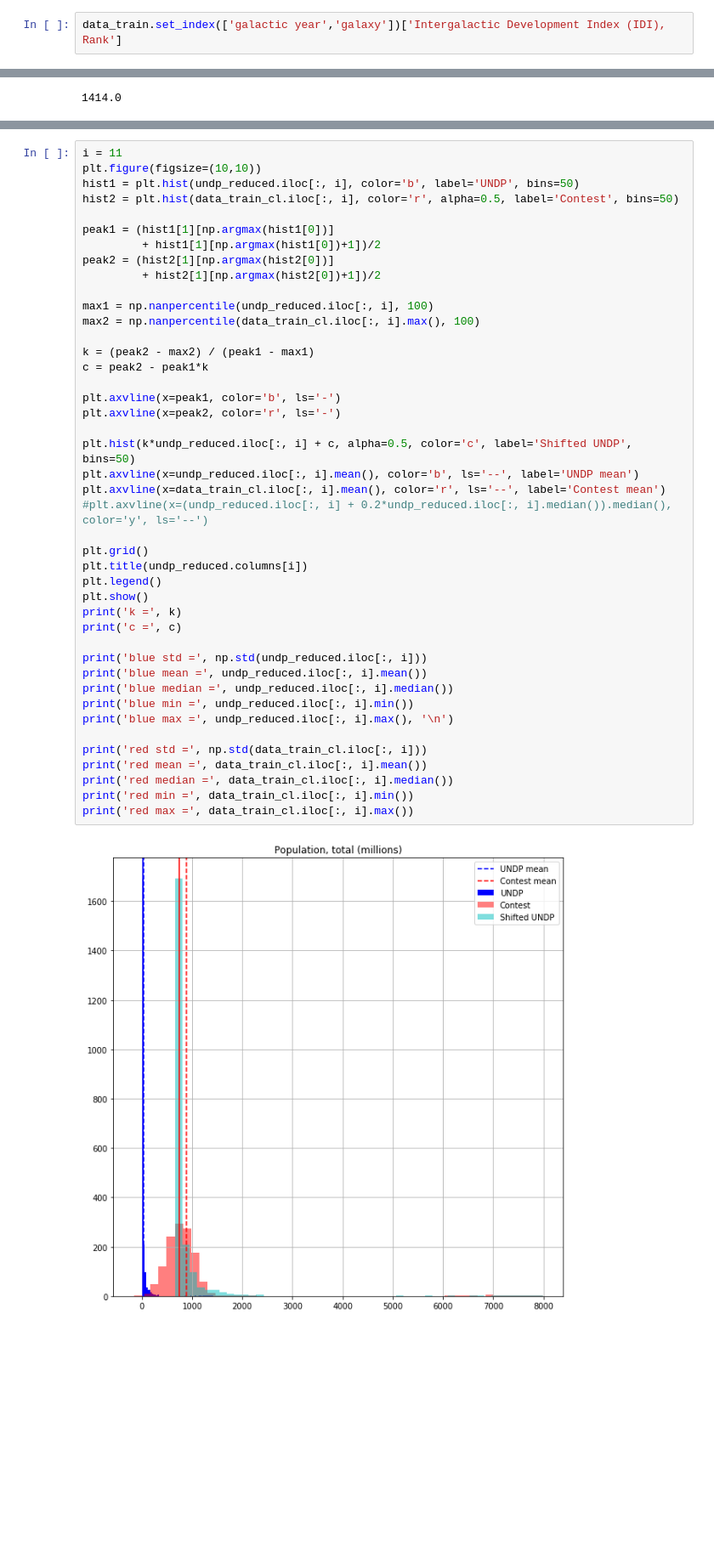
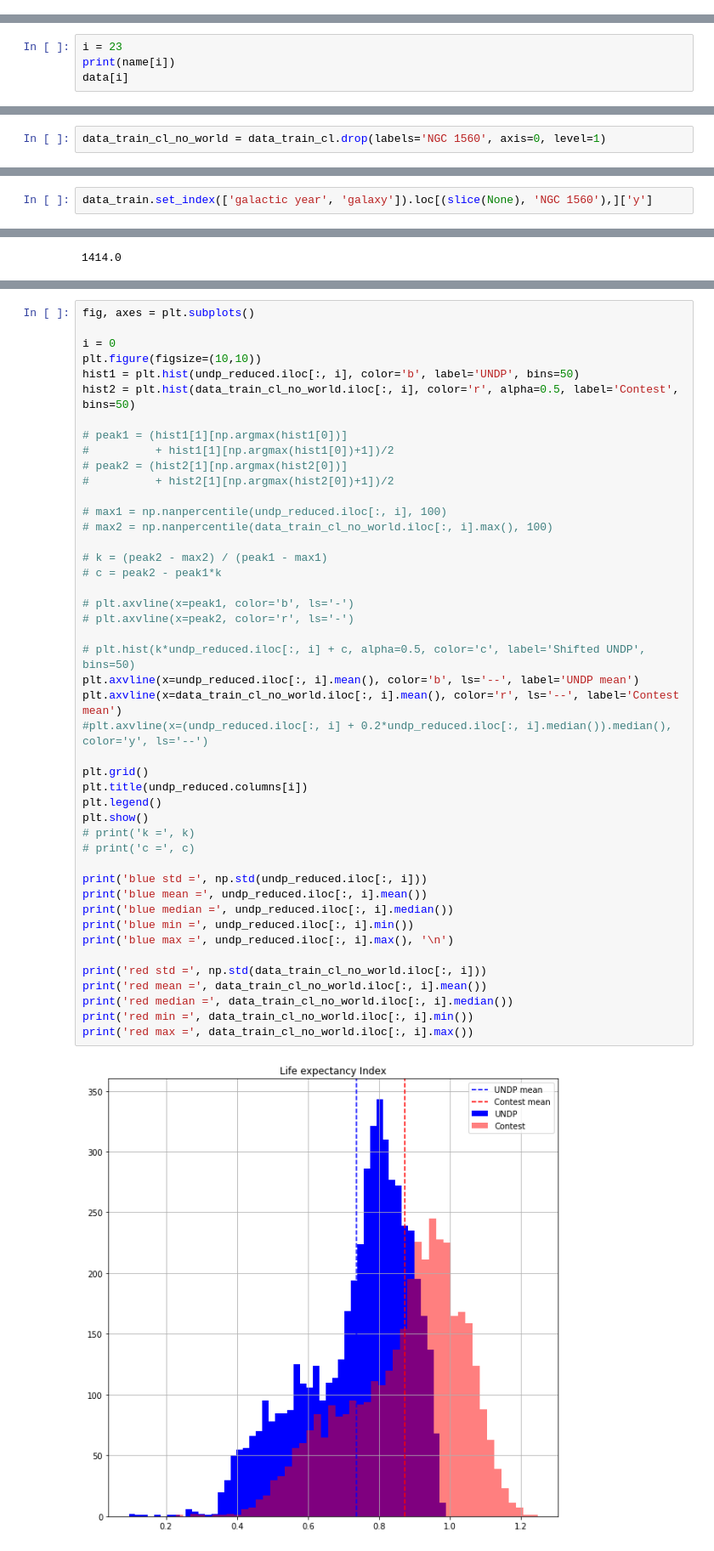
Before and after one commit to D1nay/prohack2020, a Jupyter notebook: Mapping countries to galaxies.ipynb, the cells around one changed output, grey strips where cells are left out. Shown at 85% size. Drawn from its saved outputs; the diff is of its cells as text; blank space fills up the shorter version.

Commit message:
'NGC 1560' is 'World'; This simplifies some things!

```diff
--- a/Mapping countries to galaxies.ipynb
+++ b/Mapping countries to galaxies.ipynb
@@ -282,5 +281,3 @@ di = {val: ind+1990 for ind, val in enumerate(np.append(unique_years,
 ['Andromeda Galaxy (M31)' 'Andromeda I' 'Andromeda II' 'Andromeda III'
  'Andromeda IX']
 (181,)
-# %%
-data_train.set_index(['galactic year','galaxy'])['Intergalactic Development Index (IDI), Rank']
@@ -326,0 +380,4 @@ data_test_cl = data_test_cl.set_index(['galactic year', 'galaxy']).drop(
+# %%
+i = 23
+print(name[i])
+data[i]
@@ -326,0 +399,2 @@ data_test_cl = data_test_cl.set_index(['galactic year', 'galaxy']).drop(
+# %%
+data_train_cl_no_world = data_train_cl.drop(labels='NGC 1560', axis=0, level=1)
@@ -326,0 +418,2 @@ data_test_cl = data_test_cl.set_index(['galactic year', 'galaxy']).drop(
+# %%
+data_train.set_index(['galactic year', 'galaxy']).loc[(slice(None), 'NGC 1560'),]['y']
@@ -629,45 +837,47 @@ np.nanpercentile(undp_reduced.iloc[:, i], 100)
 # %%
-i = 11
+fig, axes = plt.subplots()
+
+i = 0
 plt.figure(figsize=(10,10))
 hist1 = plt.hist(undp_reduced.iloc[:, i], color='b', label='UNDP', bins=50)
-hist2 = plt.hist(data_train_cl.iloc[:, i], color='r', alpha=0.5, label='Contest', bins=50)
+hist2 = plt.hist(data_train_cl_no_world.iloc[:, i], color='r', alpha=0.5, label='Contest', bins=50)
 
-peak1 = (hist1[1][np.argmax(hist1[0])]
-         + hist1[1][np.argmax(hist1[0])+1])/2
-peak2 = (hist2[1][np.argmax(hist2[0])]
-         + hist2[1][np.argmax(hist2[0])+1])/2
+# peak1 = (hist1[1][np.argmax(hist1[0])]
+#          + hist1[1][np.argmax(hist1[0])+1])/2
+# peak2 = (hist2[1][np.argmax(hist2[0])]
+#          + hist2[1][np.argmax(hist2[0])+1])/2
 
-max1 = np.nanpercentile(undp_reduced.iloc[:, i], 100)
-max2 = np.nanpercentile(data_train_cl.iloc[:, i].max(), 100)
+# max1 = np.nanpercentile(undp_reduced.iloc[:, i], 100)
+# max2 = np.nanpercentile(data_train_cl_no_world.iloc[:, i].max(), 100)
 
-k = (peak2 - max2) / (peak1 - max1)
-c = peak2 - peak1*k
+# k = (peak2 - max2) / (peak1 - max1)
+# c = peak2 - peak1*k
 
-plt.axvline(x=peak1, color='b', ls='-')
-plt.axvline(x=peak2, color='r', ls='-')
+# plt.axvline(x=peak1, color='b', ls='-')
+# plt.axvline(x=peak2, color='r', ls='-')
 
-plt.hist(k*undp_reduced.iloc[:, i] + c, alpha=0.5, color='c', label='Shifted UNDP', bins=50)
+# plt.hist(k*undp_reduced.iloc[:, i] + c, alpha=0.5, color='c', label='Shifted UNDP', bins=50)
 plt.axvline(x=undp_reduced.iloc[:, i].mean(), color='b', ls='--', label='UNDP mean')
-plt.axvline(x=data_train_cl.iloc[:, i].mean(), color='r', ls='--', label='Contest mean')
+plt.axvline(x=data_train_cl_no_world.iloc[:, i].mean(), color='r', ls='--', label='Contest mean')
 #plt.axvline(x=(undp_reduced.iloc[:, i] + 0.2*undp_reduced.iloc[:, i].median()).median(), color='y', ls='--')
 
 plt.grid()
 plt.title(undp_reduced.columns[i])
 plt.legend()
 plt.show()
-print('k =', k)
-print('c =', c)
+# print('k =', k)
+# print('c =', c)
 
 print('blue std =', np.std(undp_reduced.iloc[:, i]))
 print('blue mean =', undp_reduced.iloc[:, i].mean())
 print('blue median =', undp_reduced.iloc[:, i].median())
 print('blue min =', undp_reduced.iloc[:, i].min())
 print('blue max =', undp_reduced.iloc[:, i].max(), '\n')
 
-print('red std =', np.std(data_train_cl.iloc[:, i]))
-print('red mean =', data_train_cl.iloc[:, i].mean())
-print('red median =', data_train_cl.iloc[:, i].median())
-print('red min =', data_train_cl.iloc[:, i].min())
-print('red max =', data_train_cl.iloc[:, i].max())
+print('red std =', np.std(data_train_cl_no_world.iloc[:, i]))
+print('red mean =', data_train_cl_no_world.iloc[:, i].mean())
+print('red median =', data_train_cl_no_world.iloc[:, i].median())
+print('red min =', data_train_cl_no_world.iloc[:, i].min())
+print('red max =', data_train_cl_no_world.iloc[:, i].max())
 # %% [output]
-[figure, old version]
+[figure, new version]
```
Also changed, not shown: parts of 17 cells of this notebook.
